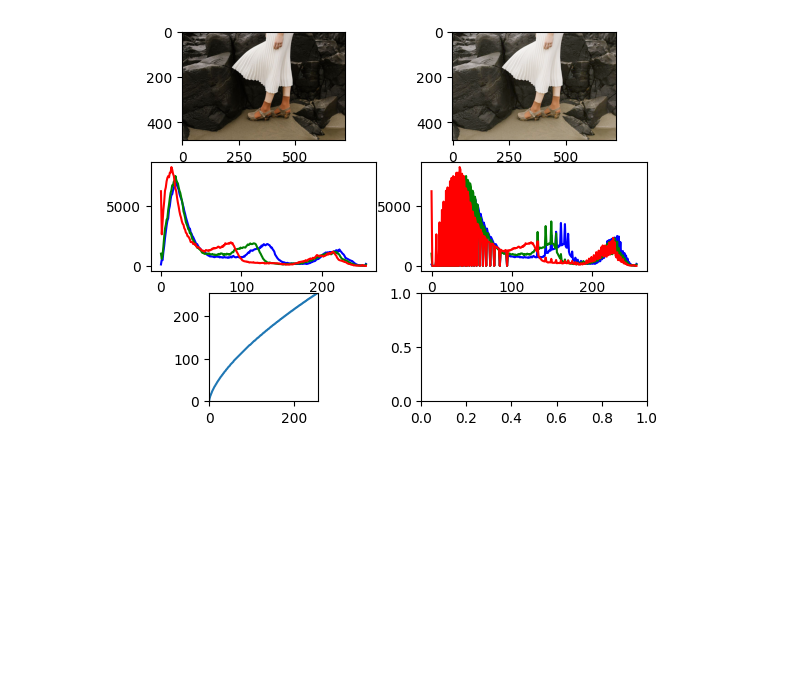
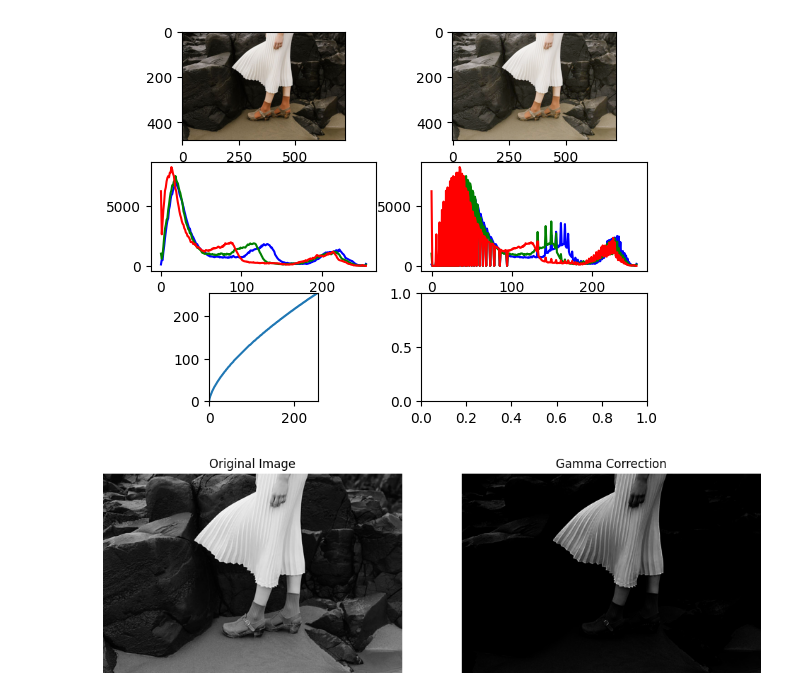
Before and after one commit to Kirushanth-G/EN3160---Image-Processing-and-Machine-Vision, a Jupyter notebook: Assignment1.ipynb, the cells around one changed output. Cells and saved outputs as stored; diff of their text form; code cells hidden in the pictures; blank space fills up the shorter version.

```diff
--- a/Assignment1.ipynb
+++ b/Assignment1.ipynb
@@ -237,20 +237,22 @@ plt.show()
 # %%
 # Gamma Correction
 import cv2 as cv
 import numpy as np
 import matplotlib.pyplot as plt
 
 gamma = 4
-f = cv.imread('images/Fig0309(a)(washed_out_aerial_image).tif', cv.IMREAD_GRAYSCALE)
+f = cv.imread(r'a1images\highlights_and_shadows.jpg', cv.IMREAD_GRAYSCALE)
 
 t = np.array([(i/255.0)**(gamma)*255 for i in np.arange(0,256)]).astype(np.uint8)
 g = cv.LUT(f, t)
 
 fig, ax = plt.subplots(1, 2, figsize=(12, 8))
 ax[0].imshow(f, cmap='gray', vmin=0, vmax=255)
 ax[0].set_title('Original Image')
 ax[1].imshow(g, cmap='gray', vmin=0, vmax=255)
 ax[1].set_title('Gamma Correction')
 for a in ax:
     a.axis('off')
 plt.show()
+# %% [output]
+[figure, added]
```
Also changed, not shown: parts of 5 cells of this notebook.
